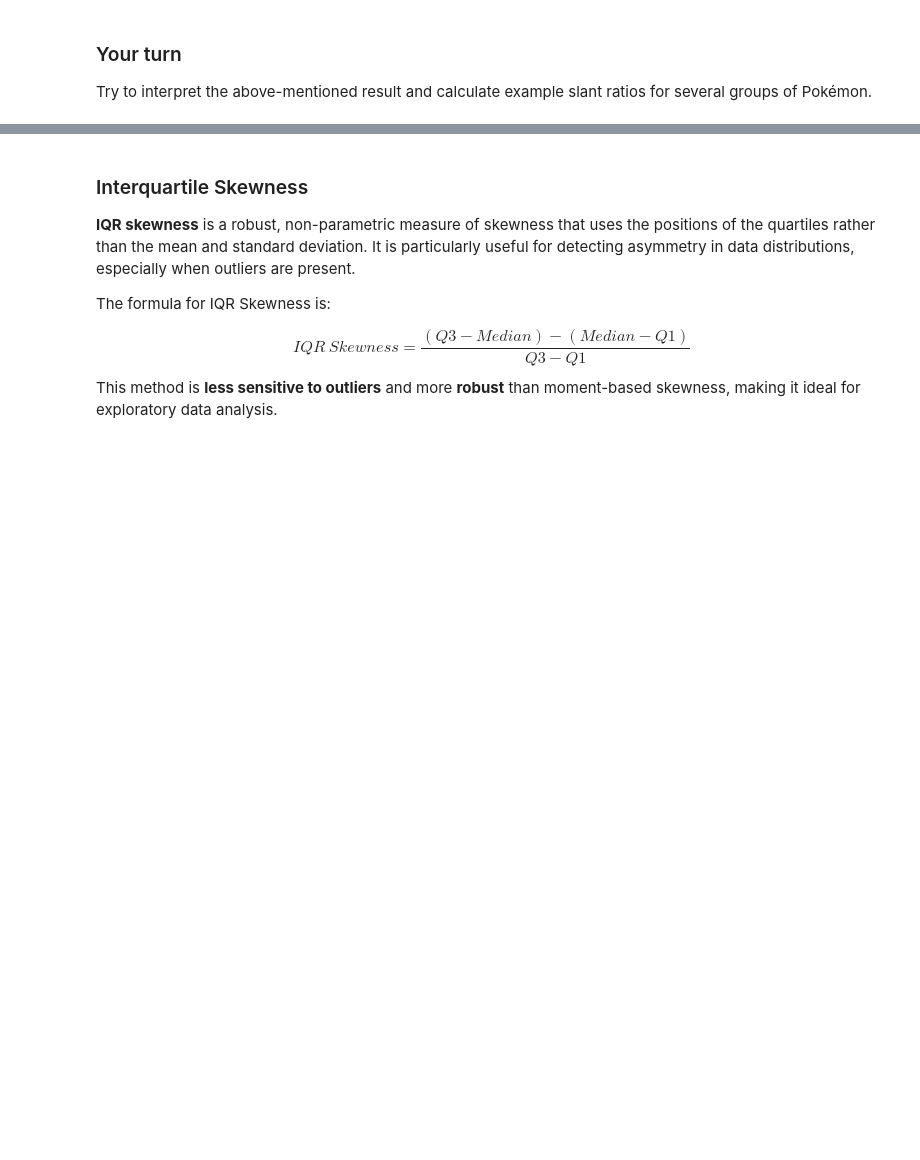
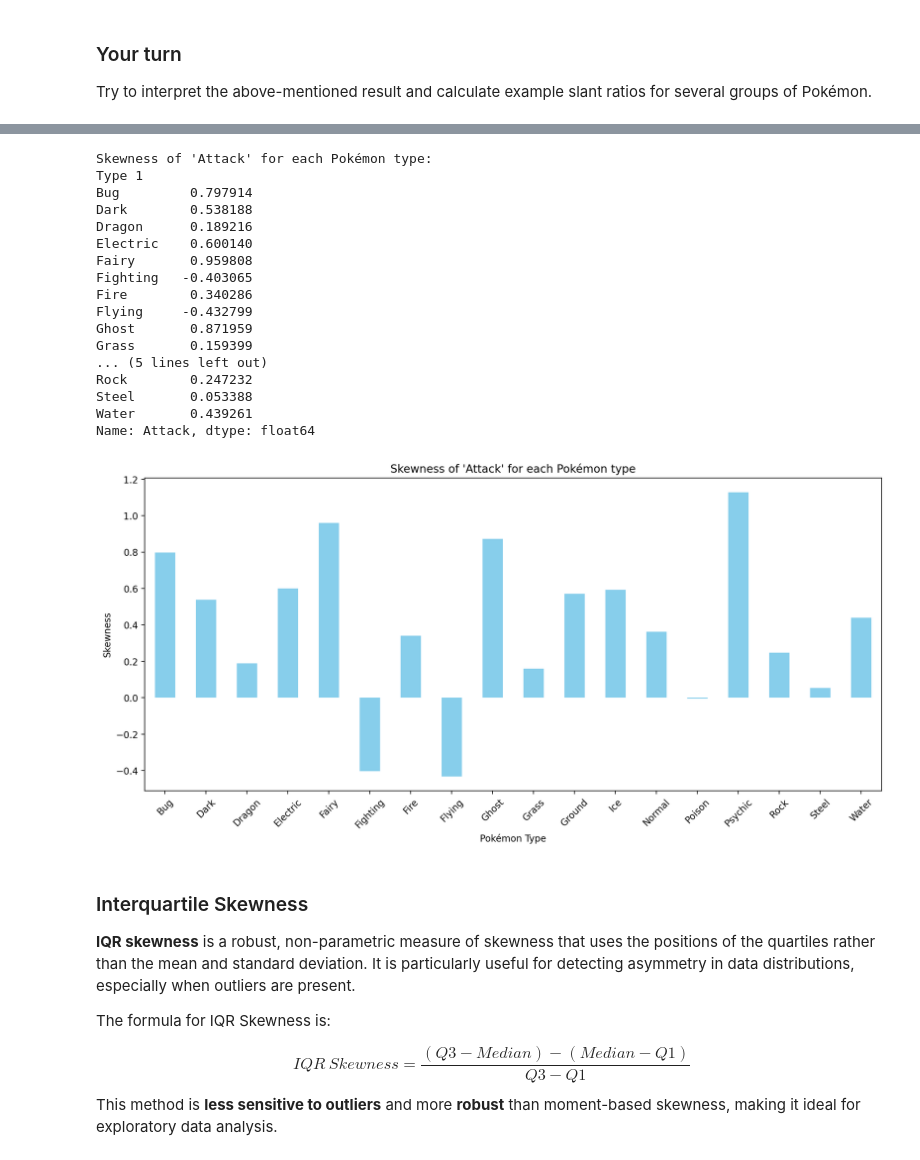
Before and after one commit to SemihSarikoca/Descriptive-Statistics, a Jupyter notebook: Task4/Exercise8.ipynb, the cells around one changed output, grey strips where cells are left out. Cells and saved outputs as stored; diff of their text form; code cells hidden in the pictures; blank space fills up the shorter version.

```diff
--- a/Task4/Exercise8.ipynb
+++ b/Task4/Exercise8.ipynb
@@ -828,3 +885,39 @@ Try to interpret the above-mentioned result and calculate example slant ratios f
+# %%
+# Group Pokémon by 'Type 1' and calculate skewness for 'Attack'
+attack_skewness = df_pokemon.groupby('Type 1')['Attack'].apply(skew)
+
+# Display skewness for each Pokémon type
+print("Skewness of 'Attack' for each Pokémon type:")
+print(attack_skewness)
+
+# Plot skewness
+plt.figure(figsize=(12, 6))
+attack_skewness.plot(kind='bar', color='skyblue')
+plt.title("Skewness of 'Attack' for each Pokémon type")
+plt.xlabel("Pokémon Type")
+plt.ylabel("Skewness")
+plt.xticks(rotation=45)
+plt.tight_layout()
+plt.show()
+# %% [output]
+Skewness of 'Attack' for each Pokémon type:
+Type 1
+Bug         0.797914
+Dark        0.538188
+Dragon      0.189216
+Electric    0.600140
+Fairy       0.959808
+Fighting   -0.403065
+Fire        0.340286
+Flying     -0.432799
+Ghost       0.871959
+Grass       0.159399
+... (5 lines left out)
+Rock        0.247232
+Steel       0.053388
+Water       0.439261
+Name: Attack, dtype: float64
+[figure, added]
 # %% [markdown]
 ### Interquartile Skewness
 
```
Also changed, not shown: parts of 12 cells of this notebook.
